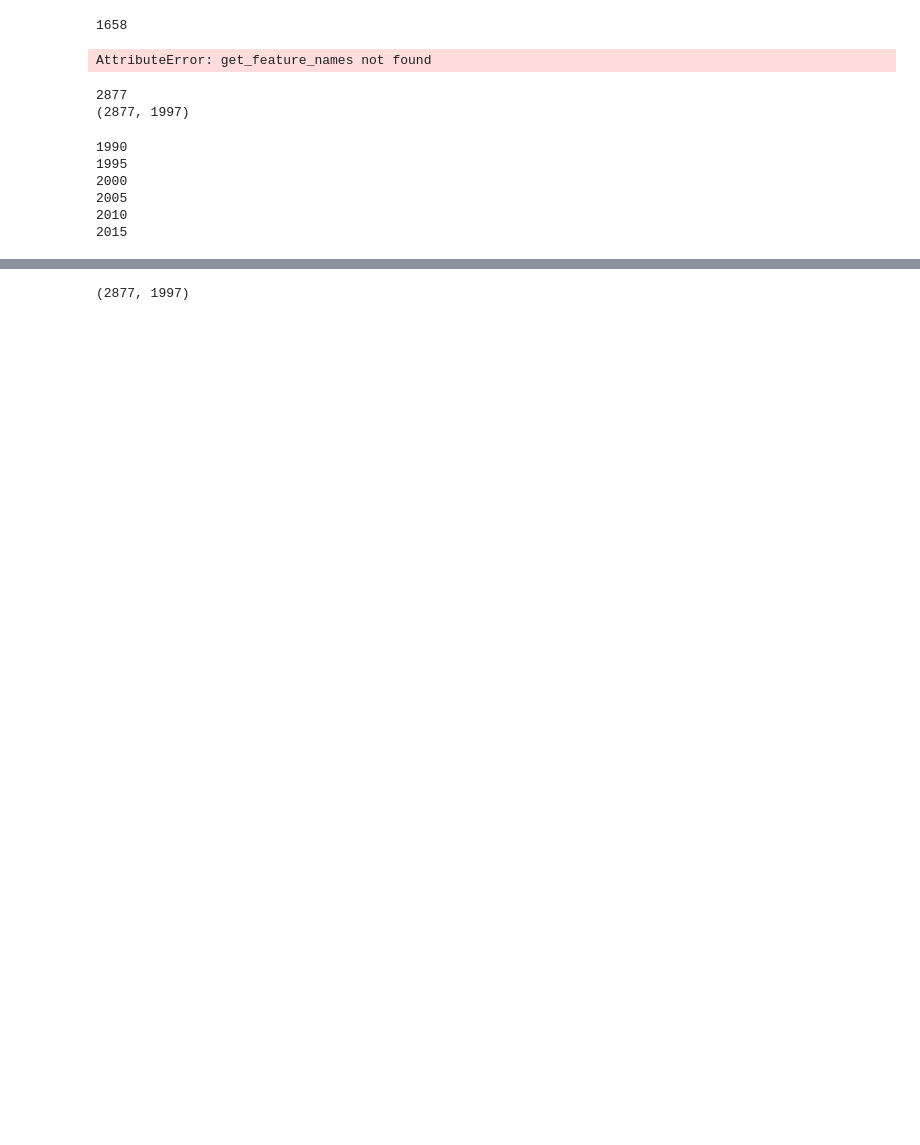
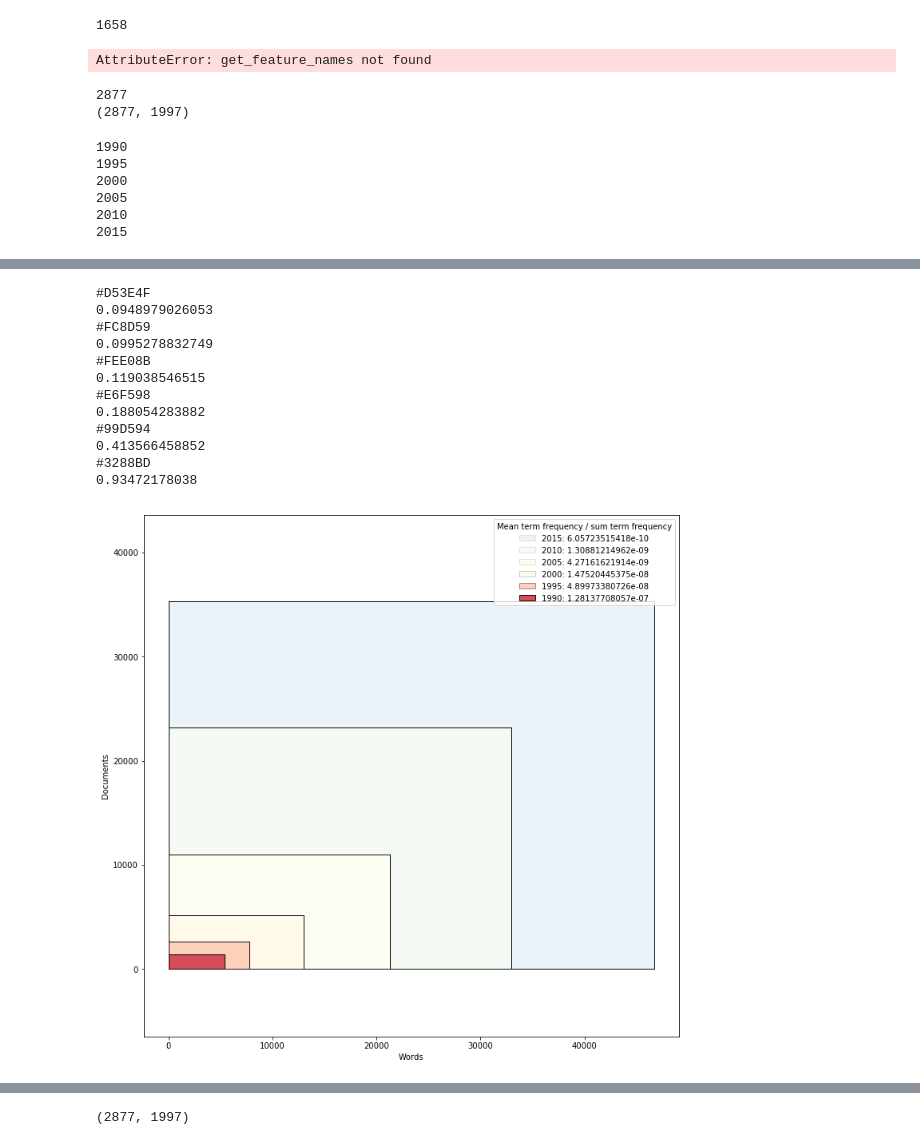
Before and after one commit to mcallaghan/big_literature, a Jupyter notebook: py/variety.ipynb, the cells around one changed output, grey strips where cells are left out. Saved outputs shown, nothing was run; the diff lists cells and outputs as text; code cells hidden in the pictures; blank space fills up the shorter version.

```diff
--- a/py/variety.ipynb
+++ b/py/variety.ipynb
@@ -97,3 +130,58 @@ for y in [1990,1995,2000,2005,2010,2015]:
+# %%
+ind = np.arange(1)
+
+fig_size = [None,None]
+fig_size[0] = 12
+fig_size[1] = 12
+plt.rcParams["figure.figsize"] = fig_size
+
+def vvrect(X,col_x,m):
+    return plt.bar(ind+X.shape[1]/2,X.shape[0],width=X.shape[1],facecolor=col_x,edgecolor='black',alpha=m)
+
+nmeans = normalize([[x.mean()/x.sum() for x in X_count]])[0]
+
+crange = ['#fbb4ae','#b3cde3','#ccebc5','#decbe4','#fed9a6','#ffffcc']
+
+crange = ["#D53E4F", "#FC8D59", "#FEE08B", "#E6F598", "#99D594", "#3288BD"]
+years = [1990,1995,2000,2005,2010,2015]
+
+
+
+plots = []
+lvalues = []
+for x in [5,4,3,2,1,0]:
+    a = (nmeans[x]+0.1)/1.1
+    #a = nmeans[x]
+    vvrect(X_count[x], "None",1)
+    vvrect(X_count[x], "white",1)
+    p = vvrect(X_count[x], crange[x] ,a)
+    plots.append(p[0])
+    lvalues.append(str(years[x]) + ": " + str(X_count[x].mean()/X_count[x].sum()))
+    print(crange[5-x])
+    print(a)
+
+plt.legend(plots,lvalues,title='Mean term frequency / sum term frequency')
+
+plt.axis('equal')
+plt.ylabel('Documents')
+plt.xlabel('Words')
+plt.savefig('../plots/volume_variety.png',bbox_inches='tight')
+
+plt.show()
+# %% [output]
+#D53E4F
+0.0948979026053
+#FC8D59
+0.0995278832749
+#FEE08B
+0.119038546515
+#E6F598
+0.188054283882
+#99D594
+0.413566458852
+#3288BD
+0.93472178038
+[figure, added]
 # %%
 ind = np.arange(1)
 
```
Also changed, not shown: parts of 16 cells of this notebook, 4 other files.
